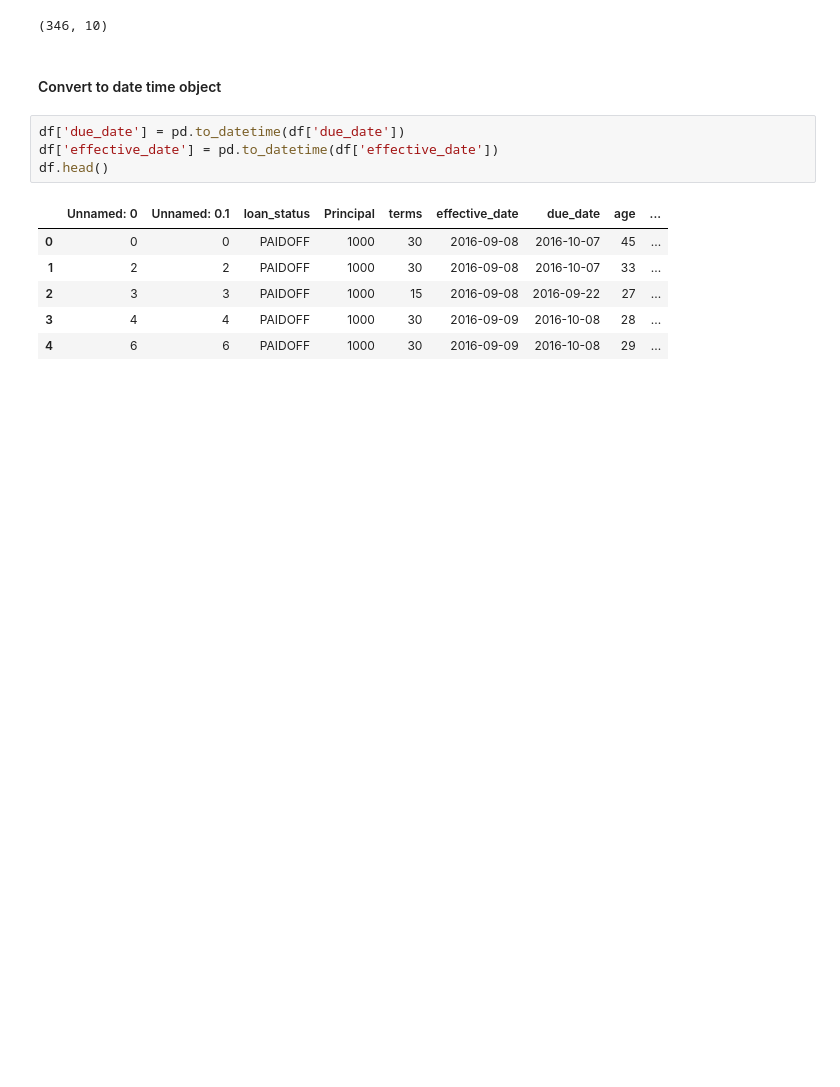
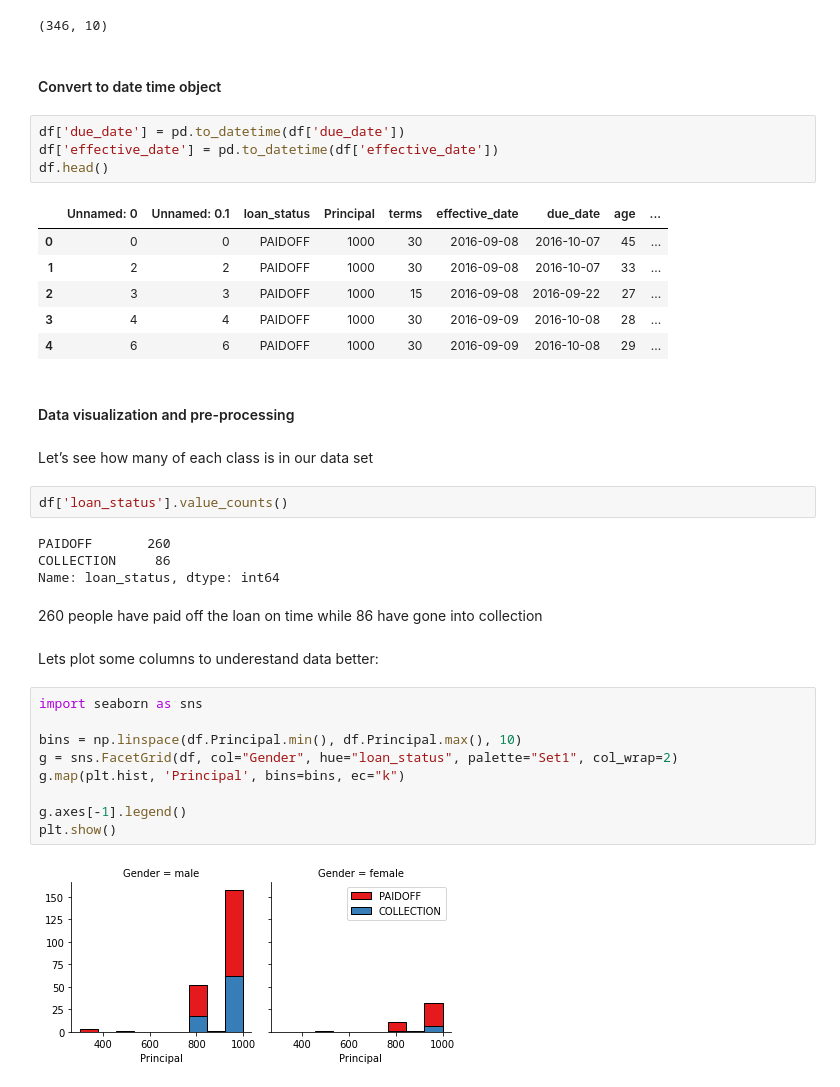
Before and after one commit to kaushik-prasad-dey/Coursera-IBM-Machine-Learning-with-Python-Final-Project, a Jupyter notebook: Coursera_IBM_Machine_Learning_with_Python_Final_Project.ipynb, the cells around one changed output. Cells and saved outputs as stored; diff of their text form; blank space fills up the shorter version.

```diff
--- a/Coursera_IBM_Machine_Learning_with_Python_Final_Project.ipynb
+++ b/Coursera_IBM_Machine_Learning_with_Python_Final_Project.ipynb
@@ -73,3 +73,28 @@ df.head()
 | 2 | 3 | 3 | PAIDOFF | 1000 | 15 | 2016-09-08 | 2016-09-22 | 27 | ... |
 | 3 | 4 | 4 | PAIDOFF | 1000 | 30 | 2016-09-09 | 2016-10-08 | 28 | ... |
 | 4 | 6 | 6 | PAIDOFF | 1000 | 30 | 2016-09-09 | 2016-10-08 | 29 | ... |
+# %% [markdown]
+#### Data visualization and pre-processing
+# %% [markdown]
+Let’s see how many of each class is in our data set
+# %%
+df['loan_status'].value_counts()
+# %% [output]
+PAIDOFF       260
+COLLECTION     86
+Name: loan_status, dtype: int64
+# %% [markdown]
+260 people have paid off the loan on time while 86 have gone into collection
+# %% [markdown]
+Lets plot some columns to underestand data better:
+# %%
+import seaborn as sns
+
+bins = np.linspace(df.Principal.min(), df.Principal.max(), 10)
+g = sns.FacetGrid(df, col="Gender", hue="loan_status", palette="Set1", col_wrap=2)
+g.map(plt.hist, 'Principal', bins=bins, ec="k")
+
+g.axes[-1].legend()
+plt.show()
+# %% [output]
+[figure, added]
```
Also changed, not shown: parts of 2 cells of this notebook.
